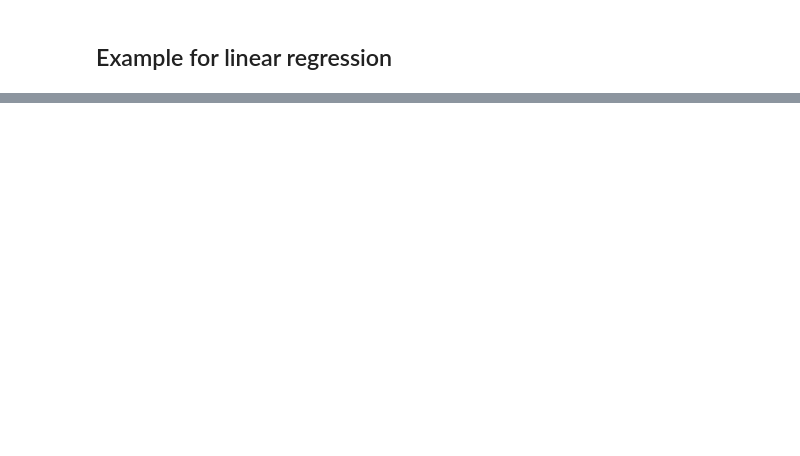
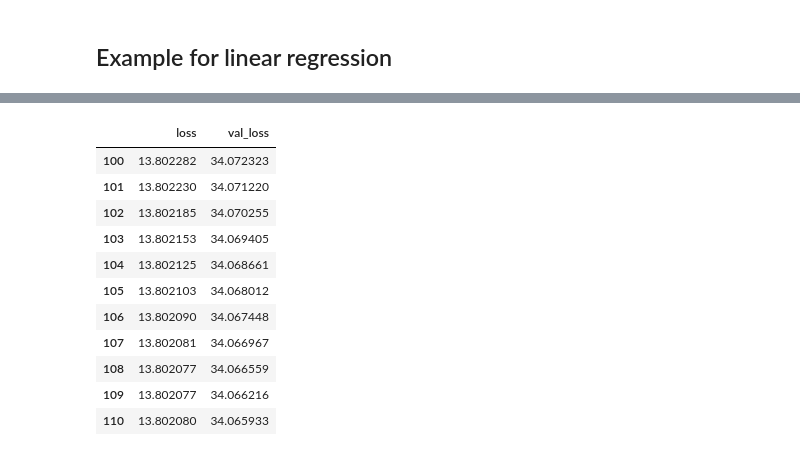
Before and after one commit to yshirai999/Erdos-project, a Jupyter notebook: Dataset.ipynb, the cells around one changed output, grey strips where cells are left out. Saved outputs shown, nothing was run; the diff lists cells and outputs as text; code cells hidden in the pictures; blank space fills up the shorter version.

```diff
--- a/Dataset.ipynb
+++ b/Dataset.ipynb
@@ -86,0 +111,21 @@ np.float64(4.795295140884627)
+# %%
+early_stopping_cb = tf.keras.callbacks.EarlyStopping(patience=10,
+                                                  min_delta=0.01,
+                                                  restore_best_weights=True)
+run = model.fit(X_train['SPY'], y_train['SPY'], epochs=400,
+                validation_data=(X_valid['SPY'], y_valid['SPY']),
+                callbacks=[early_stopping_cb], verbose=0)
+pd.DataFrame(run.history).iloc[-11:]
+# %% [output]
+|  | loss | val_loss |
+| 100 | 13.802282 | 34.072323 |
+| 101 | 13.802230 | 34.071220 |
+| 102 | 13.802185 | 34.070255 |
+| 103 | 13.802153 | 34.069405 |
+| 104 | 13.802125 | 34.068661 |
+| 105 | 13.802103 | 34.068012 |
+| 106 | 13.802090 | 34.067448 |
+| 107 | 13.802081 | 34.066967 |
+| 108 | 13.802077 | 34.066559 |
+| 109 | 13.802077 | 34.066216 |
+| 110 | 13.802080 | 34.065933 |
```
Also changed, not shown: parts of 11 cells of this notebook, 1 other file.
